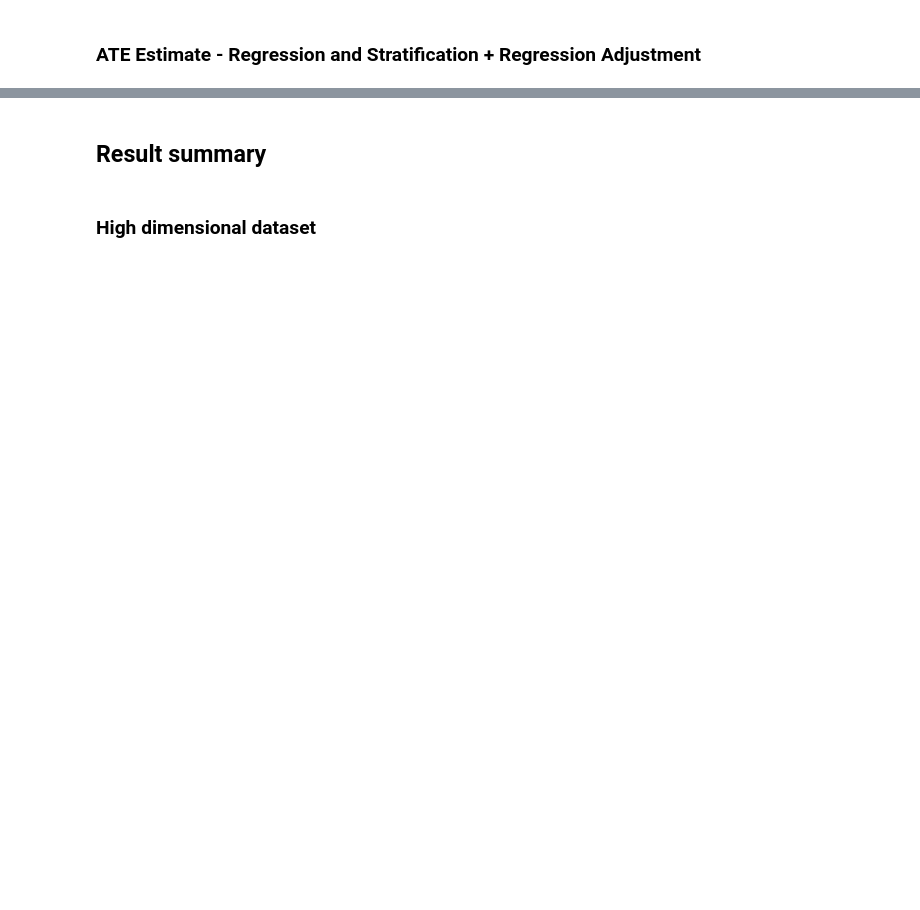
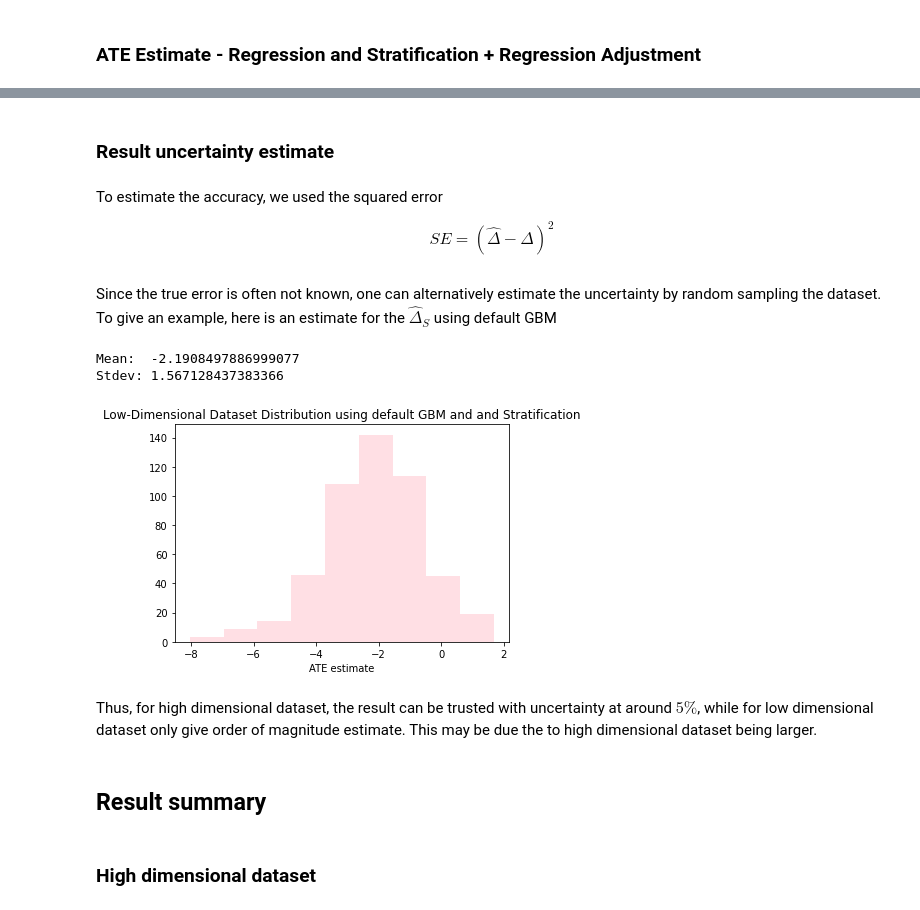
Before and after one commit to TZstatsADS/Spring2021-Project4-group2, a Jupyter notebook: doc/summary3.ipynb, the cells around one changed output, grey strips where cells are left out. Drawn from its saved outputs; the diff is of its cells as text; code cells hidden in the pictures; blank space fills up the shorter version.

```diff
--- a/doc/summary3.ipynb
+++ b/doc/summary3.ipynb
@@ -541,6 +555,44 @@ def Calculate_ATE_StratRegrAdjusted_with_X(data:pd.DataFrame, X_data, k:int):
         ATE += reg.coef_[0]
 
     return ATE / k
+# %% [markdown]
+### Result uncertainty estimate
+# %% [markdown]
+To estimate the accuracy, we used the squared error
+
+$$
+SE = (\hat{\Delta} - \Delta )^2
+$$
+# %% [markdown]
+Since the true error is often not known, one can alternatively estimate the uncertainty by random sampling the dataset. To give an example, here is an estimate for the $\hat{\Delta}_S$ using default GBM
+# %%
+def Calculate_ATE_Strat_CV(
+    data_for_ATE:pd.DataFrame, k:int, frac=0.9, n=500
+):
+    ATEs = []
+    m = data_for_ATE.shape[0]
+    for i in range(n):
+        temp = data_for_ATE.sample(frac=frac, replace=True)
+        ATEs.append( Calculate_ATE_Strat(temp, k) )
+
+    return ATEs
+# %%
+data_for_ATE = combine_data(propensity_score_gbm, dataset.A, dataset.Y)
+ATEs = Calculate_ATE_Strat_CV(data_for_ATE, 5)
+print("Mean: ", np.nanmean(ATEs), "\n" + "Stdev:", np.nanstd(ATEs))
+# %% [output]
+Mean:  -2.1908497886999077
+Stdev: 1.567128437383366
+# %%
+num_bins = 9
+n, bins, patches = plt.hist(ATEs, num_bins, facecolor='pink', alpha=0.5)
+plt.title(dataset_name + " Distribution using default GBM and and Stratification")
+plt.xlabel("ATE estimate")
+plt.show()
+# %% [output]
+[figure, added]
+# %% [markdown]
+Thus, for high dimensional dataset, the result can be trusted with uncertainty at around $5 \%$, while for low dimensional dataset only give order of magnitude estimate. This may be due the to high dimensional dataset being larger.
 # %% [markdown]
 ## Result summary
 # %%
```
Also changed, not shown: parts of 14 cells of this notebook.
